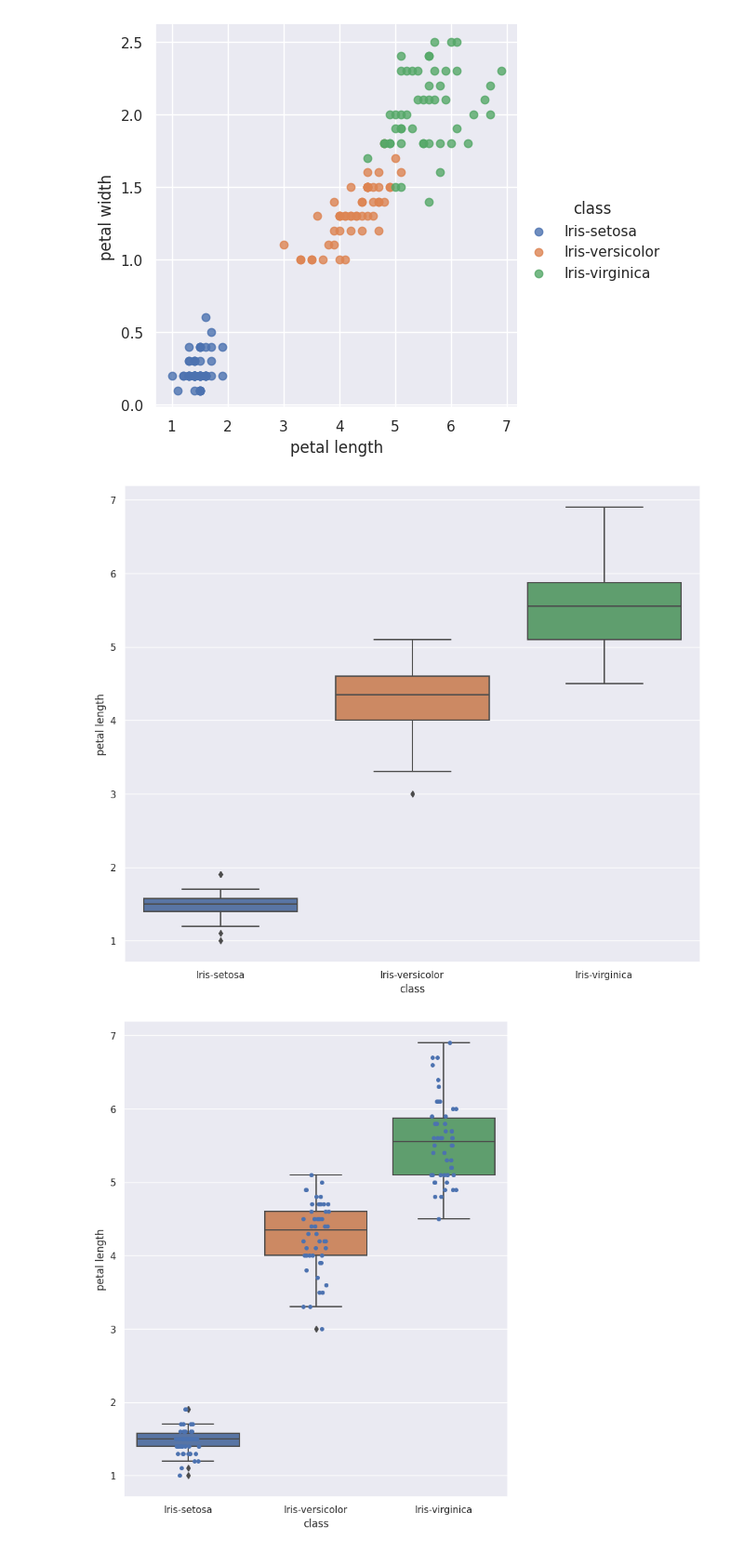
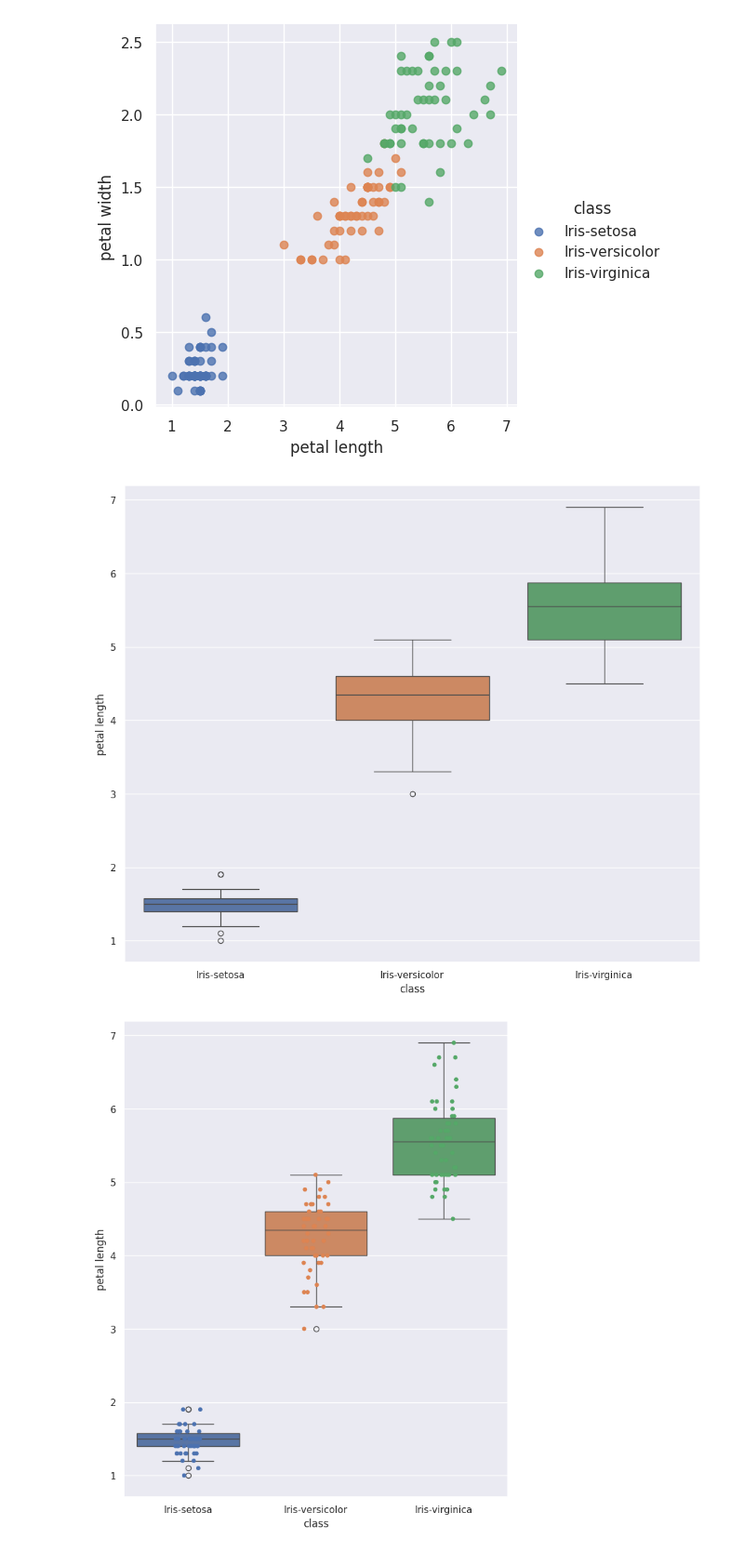
Before and after one commit to Frenz86/machine-learning-course, a Jupyter notebook: python/Lez06/06.3Iris_EDA.ipynb, the cells around one changed output. Shown at 93% size. Drawn from its saved outputs; the diff is of its cells as text; code cells hidden in the pictures.

```diff
--- a/python/Lez06/06.3Iris_EDA.ipynb
+++ b/python/Lez06/06.3Iris_EDA.ipynb
@@ -162,16 +161,16 @@ sns.lmplot(x="petal length", y="petal width",hue='class', data=df, fit_reg=False
 [figure]
 # %%
 plt.figure(figsize=(12,10))
-sns.boxplot(x="class", y="petal length", data=df);
+sns.boxplot(x="class", y="petal length", data=df,hue='class');
 # %% [output]
-[figure, old version]
+[figure, new version]
 # %%
 plt.figure(figsize=(8,10));
 
-sns.boxplot(x="class", y="petal length", data=df);
-sns.stripplot(x="class", y="petal length", data=df);
+sns.boxplot(x="class", y="petal length", data=df,hue='class');
+sns.stripplot(x="class", y="petal length", data=df,hue='class');
 # %% [output]
-[figure, old version]
+[figure, new version]
 # %%
 plt.figure(figsize=(13,10));
 
```
Also changed, not shown: parts of 9 cells of this notebook, 10 other files.
